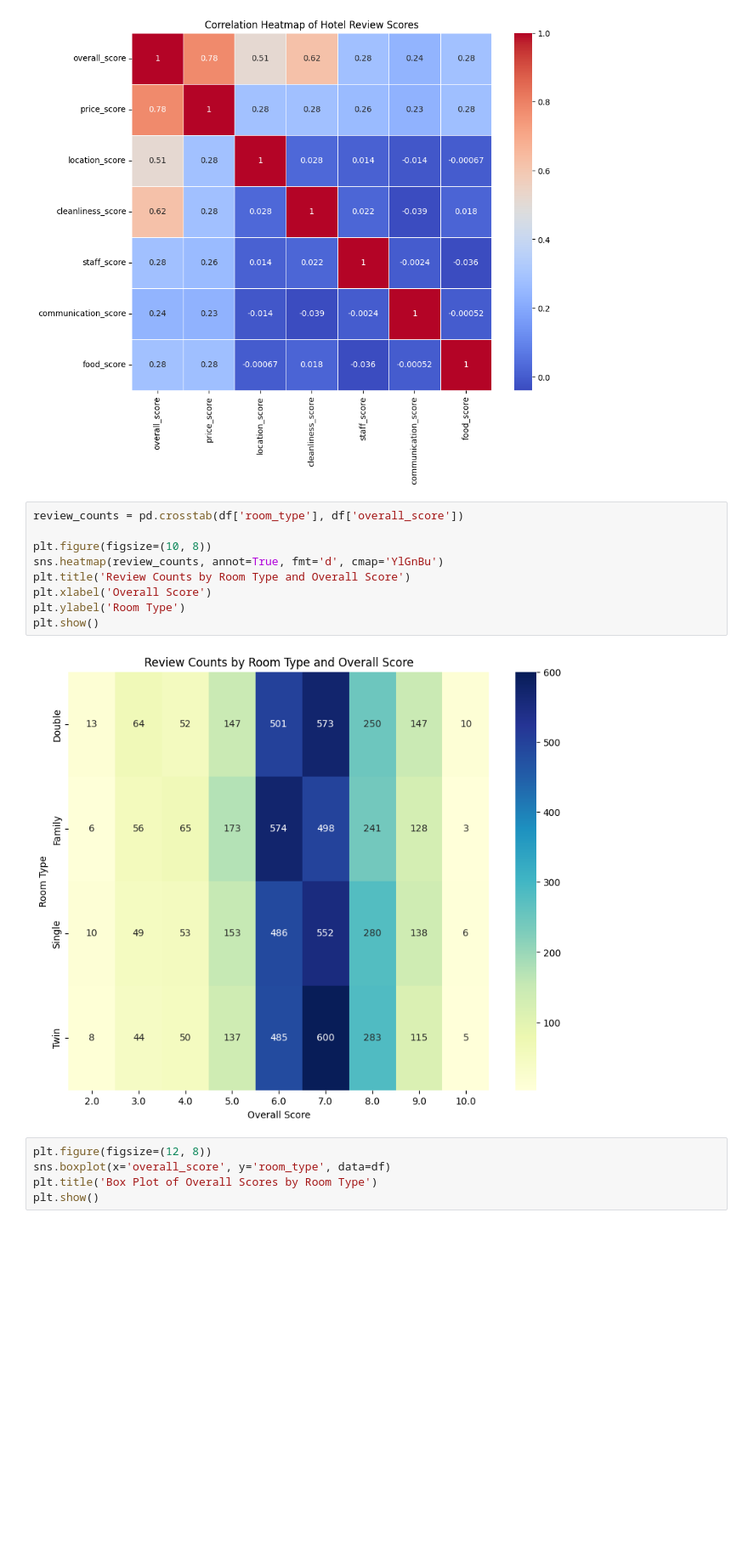
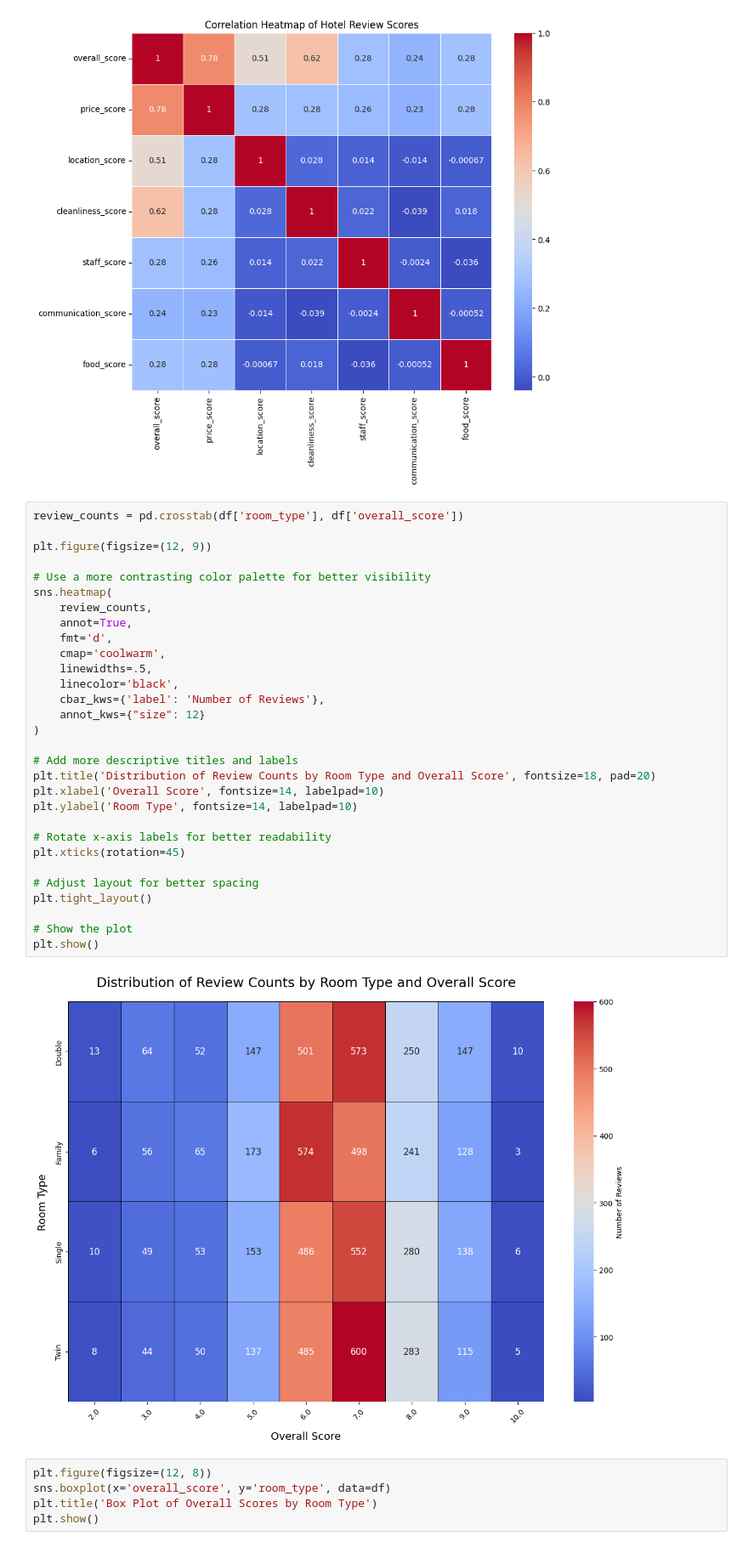
Before and after one commit to WillowStevens/pod-project, a Jupyter notebook: HotelDivago.ipynb, the cells around one changed output. Shown at 85% size. Drawn from its saved outputs; the diff is of its cells as text; blank space fills up the shorter version.

```diff
--- a/HotelDivago.ipynb
+++ b/HotelDivago.ipynb
@@ -149,14 +178,35 @@ plt.show()
 # %%
 review_counts = pd.crosstab(df['room_type'], df['overall_score'])
 
-plt.figure(figsize=(10, 8))
-sns.heatmap(review_counts, annot=True, fmt='d', cmap='YlGnBu')
-plt.title('Review Counts by Room Type and Overall Score')
-plt.xlabel('Overall Score')
-plt.ylabel('Room Type')
+plt.figure(figsize=(12, 9))
+
+# Use a more contrasting color palette for better visibility
+sns.heatmap(
+    review_counts,
+    annot=True,
+    fmt='d',
+    cmap='coolwarm',
+    linewidths=.5,
+    linecolor='black',
+    cbar_kws={'label': 'Number of Reviews'},
+    annot_kws={"size": 12}
+)
+
+# Add more descriptive titles and labels
+plt.title('Distribution of Review Counts by Room Type and Overall Score', fontsize=18, pad=20)
+plt.xlabel('Overall Score', fontsize=14, labelpad=10)
+plt.ylabel('Room Type', fontsize=14, labelpad=10)
+
+# Rotate x-axis labels for better readability
+plt.xticks(rotation=45)
+
+# Adjust layout for better spacing
+plt.tight_layout()
+
+# Show the plot
 plt.show()
 # %% [output]
-[figure, old version]
+[figure, new version]
 # %%
 plt.figure(figsize=(12, 8))
 sns.boxplot(x='overall_score', y='room_type', data=df)
```
Also changed, not shown: parts of 2 cells of this notebook.
